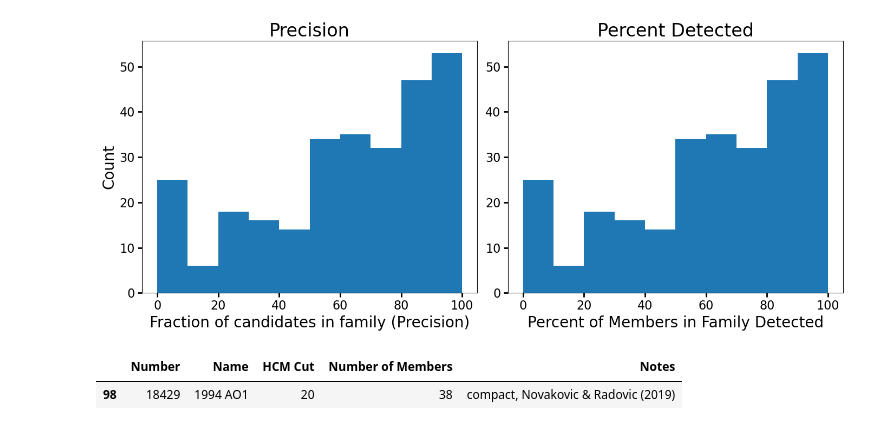
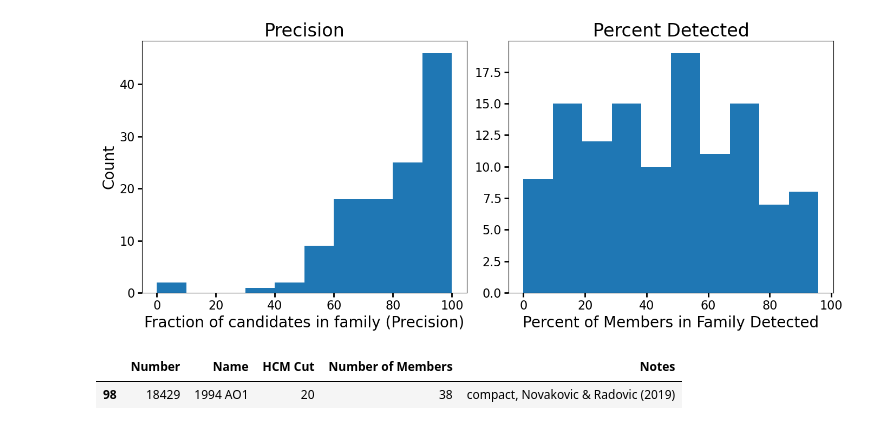
Before and after one commit to YangShen31/proper_elements_prediction, a Jupyter notebook: 4_family_identification/histogram_generations.ipynb, the cells around one changed output. Drawn from its saved outputs; the diff is of its cells as text; code cells hidden in the pictures.

```diff
--- a/4_family_identification/histogram_generations.ipynb
+++ b/4_family_identification/histogram_generations.ipynb
@@ -46,9 +46,9 @@ def slab_d_calc(family_df_copy, family_pred_df_copy, merged_df, command):
 	e_adds = (family_df_copy[columns_bound["e"]].max() - family_df_copy[columns_bound["e"]].min())/2
 	sini_adds = (family_df_copy[columns_bound["sini"]].max() - family_df_copy[columns_bound["sini"]].min())/2
 
-	a_adds = 0.01
-	e_adds = 0.01
-	sini_adds = 0.01
+	a_adds = 0
+	e_adds = 0
+	sini_adds = 0
 
 	a_min, a_max = family_df_copy[columns_bound["a"]].min() - a_adds, family_df_copy[columns_bound["a"]].max() + a_adds
 	e_min, e_max = family_df_copy[columns_bound["e"]].min() - e_adds, family_df_copy[columns_bound["e"]].max() + e_adds
@@ -109,7 +109,7 @@ def histogram_generation(d_cutoff, family_df):
 	filtered_df = filtered_df.drop_duplicates(subset = ["name_asteroid"])
 	family_slab_df = filtered_df[filtered_df["name_asteroid"].isin(name_list)]
 
-	return len(family_slab_df), num_family_slab, len(filtered_df)
+	return len(family_slab_df), len(family_pred_df), len(filtered_df)
 # %%
 import pandas as pd
 import glob
@@ -149,7 +149,7 @@ filenames = list(dataset_path.glob('*.csv'))
 name_list = []
 total_family_list = []
 true_family_list = []
-detected_family_list = []
+detected_asteroids_list = []
 # %%
 column_names = ['propa', 'prope', 'propsini', 'g', 's', 'H', 'NumOpps', 'PackedName', 'UnpackedName']
 for filename in filenames:
@@ -159,8 +159,8 @@ for filename in filenames:
 	number = df_d[df_d["Number"] == family_number]["Number of Members"]
 
 	if family_number != "0":
-		true_family, detected_family, total_family = histogram_generation(d, df_family)
+		true_family, total_family, detected_asteroids = histogram_generation(d, df_family)
 		name_list.append(filename)
 		true_family_list.append(true_family)
 		total_family_list.append(total_family)
-		detected_family_list.append(detected_family)
+		detected_asteroids_list.append(detected_asteroids)
@@ -167,23 +174,23 @@ for filename in filenames:
 # %%
-precision = np.array(true_family_list) / np.array(detected_family_list) * 100
+precision = np.array(true_family_list) / np.array(detected_asteroids_list) * 100
 percent_detected = np.array(true_family_list) / np.array(total_family_list) * 100
 
 fig, axes = plt.subplots(1, 2, figsize=(14, 6))
 
 axes[0].hist(precision)
 axes[0].set_ylabel("Count")
 axes[0].set_xlabel("Fraction of candidates in family (Precision)")
 axes[0].set_title("Precision")
 
 axes[1].hist(percent_detected)
 axes[1].set_xlabel("Percent of Members in Family Detected")
 axes[1].set_title("Percent Detected")
 
 plt.tight_layout()
 plt.savefig("../plots/Precision_and_Percent_detected.pdf")
 plt.show()
 # %% [output]
-[figure, old version]
+[figure, new version]
 # %%
 df_d[df_d["Name"] == '1994 AO1']
 # %% [output]
```
Also changed, not shown: parts of 1 cell of this notebook.
